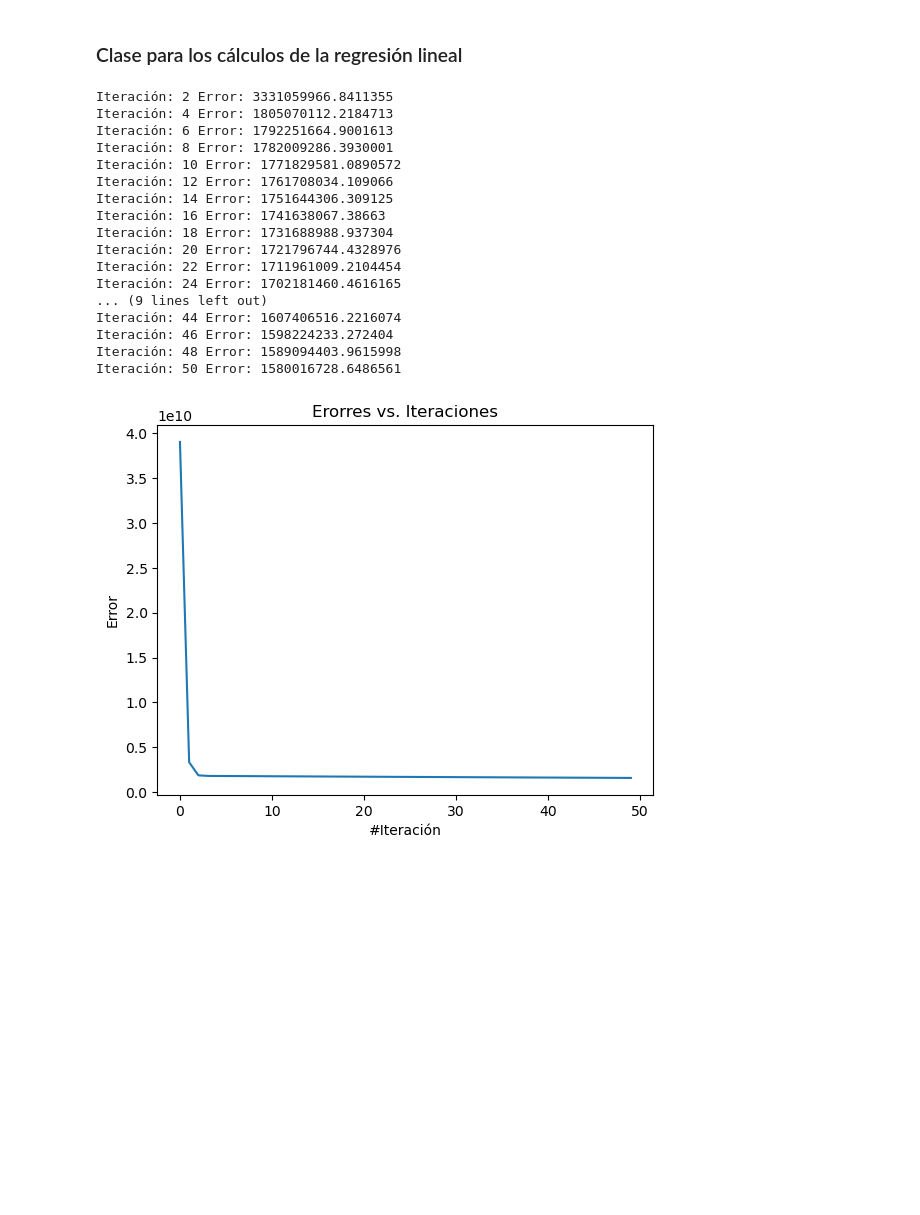
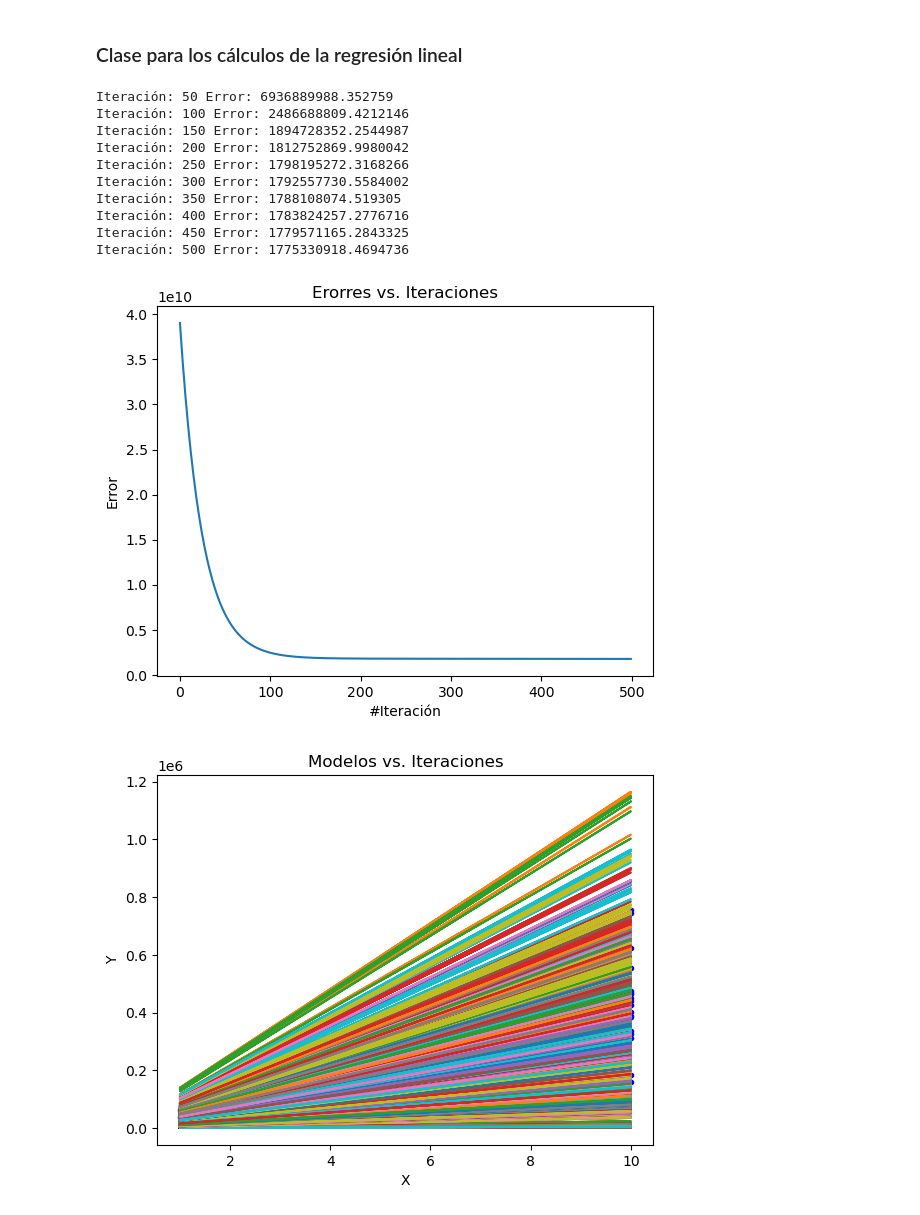
Before and after one commit to fernandosagastume/Proyecto1-DataSciencePy, a Jupyter notebook: src_code.ipynb, the cells around one changed output. Saved outputs shown, nothing was run; the diff lists cells and outputs as text; code cells hidden in the pictures; blank space fills up the shorter version.

```diff
--- a/src_code.ipynb
+++ b/src_code.ipynb
@@ -203,7 +203,7 @@ class RegresionLineal:
             beta = beta - learning_rate * gradiente_beta
 
             # Se almacena el modelo y el error de cada iteración
-            self.modelos[i] = y_pred
+            self.modelos[i] = beta
             self.errores[i] = error
 
             # Imprimimos el error cada ciertas iteraciones
@@ -227,7 +227,6 @@ class RegresionLineal:
         plt.title('Modelos vs. Iteraciones')
         plt.xlabel('X')
         plt.ylabel('Y')
-        #plt.legend()
         plt.show()
 
     def modelo_sklearn(self, x, y):
@@ -260,10 +259,10 @@ X2_INDEP = dframe["X2"].values
 Y_DEP = dframe["Y"].values
 # %%
 # Se setean los parámetros para las iteraciones de X1
-epochs = 50
-print_errors = 2
-learning_rate = 0.03
-n_plot_modelos = 5
+epochs = 500
+print_errors = 50
+learning_rate = 0.0005
+n_plot_modelos = 50
 # %%
 # Se setea la clase de regresión lineal
 RL_X1 = RegresionLineal()
@@ -271,26 +270,20 @@ RL_X2 = RegresionLineal()
 # %%
 # Se realiza el entrenamiento X2
 RL_X1.entrenar(X1_INDEP, Y_DEP, epochs, print_errors, learning_rate)
 RL_X1.plot_errores()
-#RL_X1.plot_modelos(n_plot_modelos, X1_INDEP, Y_DEP)
+RL_X1.plot_modelos(n_plot_modelos, X1_INDEP, Y_DEP)
 # %% [output]
-Iteración: 2 Error: 3331059966.8411355
-Iteración: 4 Error: 1805070112.2184713
-Iteración: 6 Error: 1792251664.9001613
-Iteración: 8 Error: 1782009286.3930001
-Iteración: 10 Error: 1771829581.0890572
-Iteración: 12 Error: 1761708034.109066
-Iteración: 14 Error: 1751644306.309125
-Iteración: 16 Error: 1741638067.38663
-Iteración: 18 Error: 1731688988.937304
-Iteración: 20 Error: 1721796744.4328976
-Iteración: 22 Error: 1711961009.2104454
-Iteración: 24 Error: 1702181460.4616165
-... (9 lines left out)
-Iteración: 44 Error: 1607406516.2216074
-Iteración: 46 Error: 1598224233.272404
-Iteración: 48 Error: 1589094403.9615998
-Iteración: 50 Error: 1580016728.6486561
+Iteración: 50 Error: 6936889988.352759
+Iteración: 100 Error: 2486688809.4212146
+Iteración: 150 Error: 1894728352.2544987
+Iteración: 200 Error: 1812752869.9980042
+Iteración: 250 Error: 1798195272.3168266
+Iteración: 300 Error: 1792557730.5584002
+Iteración: 350 Error: 1788108074.519305
+Iteración: 400 Error: 1783824257.2776716
+Iteración: 450 Error: 1779571165.2843325
+Iteración: 500 Error: 1775330918.4694736
-[figure, old version]
+[figure, new version]
+[figure, added]
 # %%
 # Se setean los parámetros para las iteraciones de X2
```
Also changed, not shown: parts of 2 cells of this notebook.
